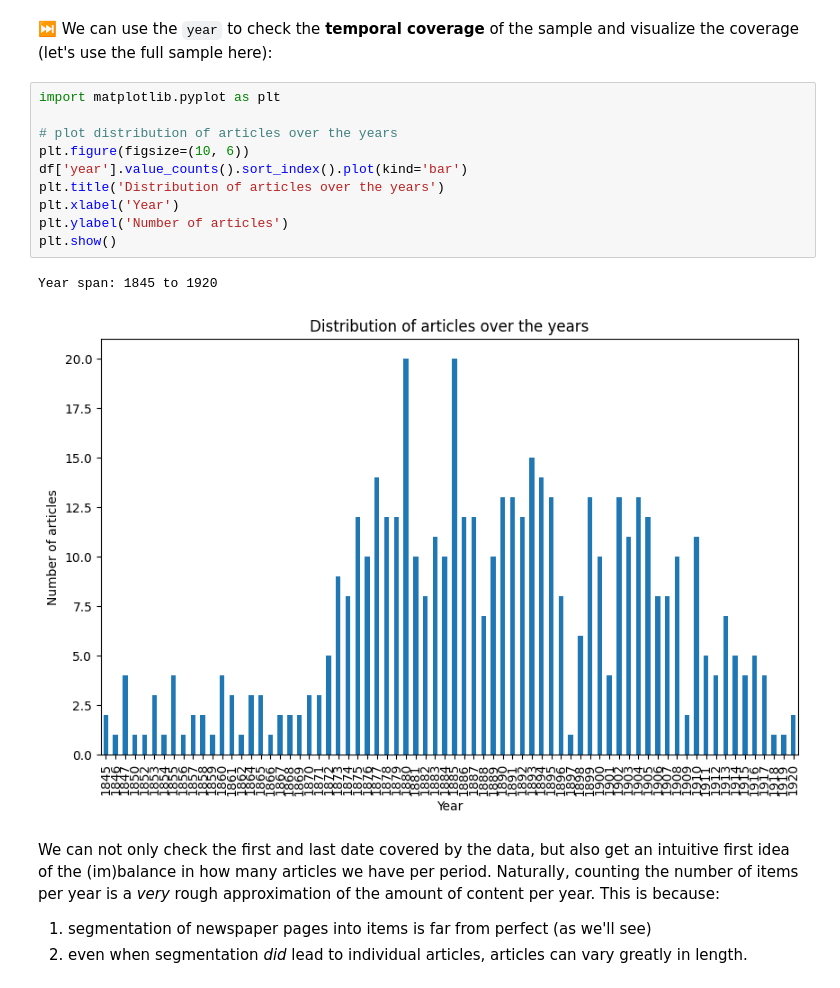
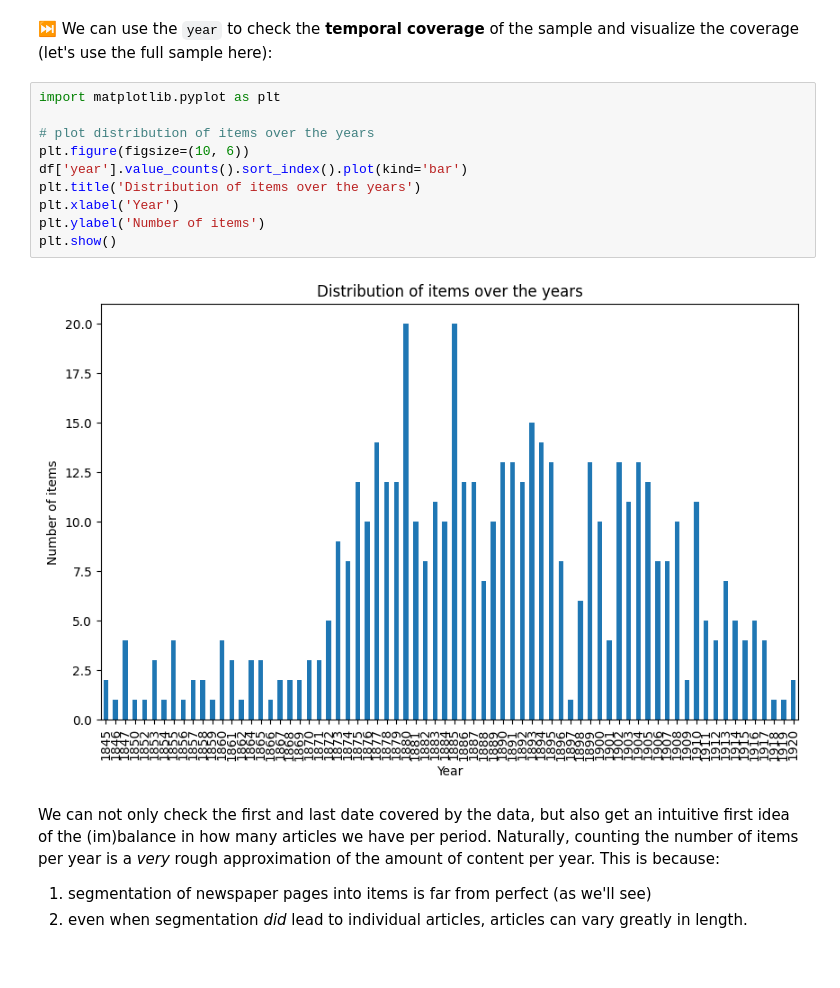
Before and after one commit to Living-with-machines/newspapers, a Jupyter notebook: workshops/workshop_october_2024/overviews_and_segmentation.ipynb, the cells around one changed output. Cells and saved outputs as stored; diff of their text form.

```diff
--- a/workshops/workshop_october_2024/overviews_and_segmentation.ipynb
+++ b/workshops/workshop_october_2024/overviews_and_segmentation.ipynb
@@ -150,16 +326,15 @@ df_mt1879.head()
 # %%
 import matplotlib.pyplot as plt
 
-# plot distribution of articles over the years
+# plot distribution of items over the years
 plt.figure(figsize=(10, 6))
 df['year'].value_counts().sort_index().plot(kind='bar')
-plt.title('Distribution of articles over the years')
+plt.title('Distribution of items over the years')
 plt.xlabel('Year')
-plt.ylabel('Number of articles')
+plt.ylabel('Number of items')
 plt.show()
 # %% [output]
-Year span: 1845 to 1920
-[figure, old version]
+[figure, new version]
 # %% [markdown]
 We can not only check the first and last date covered by the data, but also get an intuitive first idea of the (im)balance in how many articles we have per period. Naturally, counting the number of items per year is a _very_ rough approximation of the amount of content per year. This is because:
 1) segmentation of newspaper pages into items is far from perfect (as we'll see)
```
Also changed, not shown: parts of 62 cells of this notebook.
